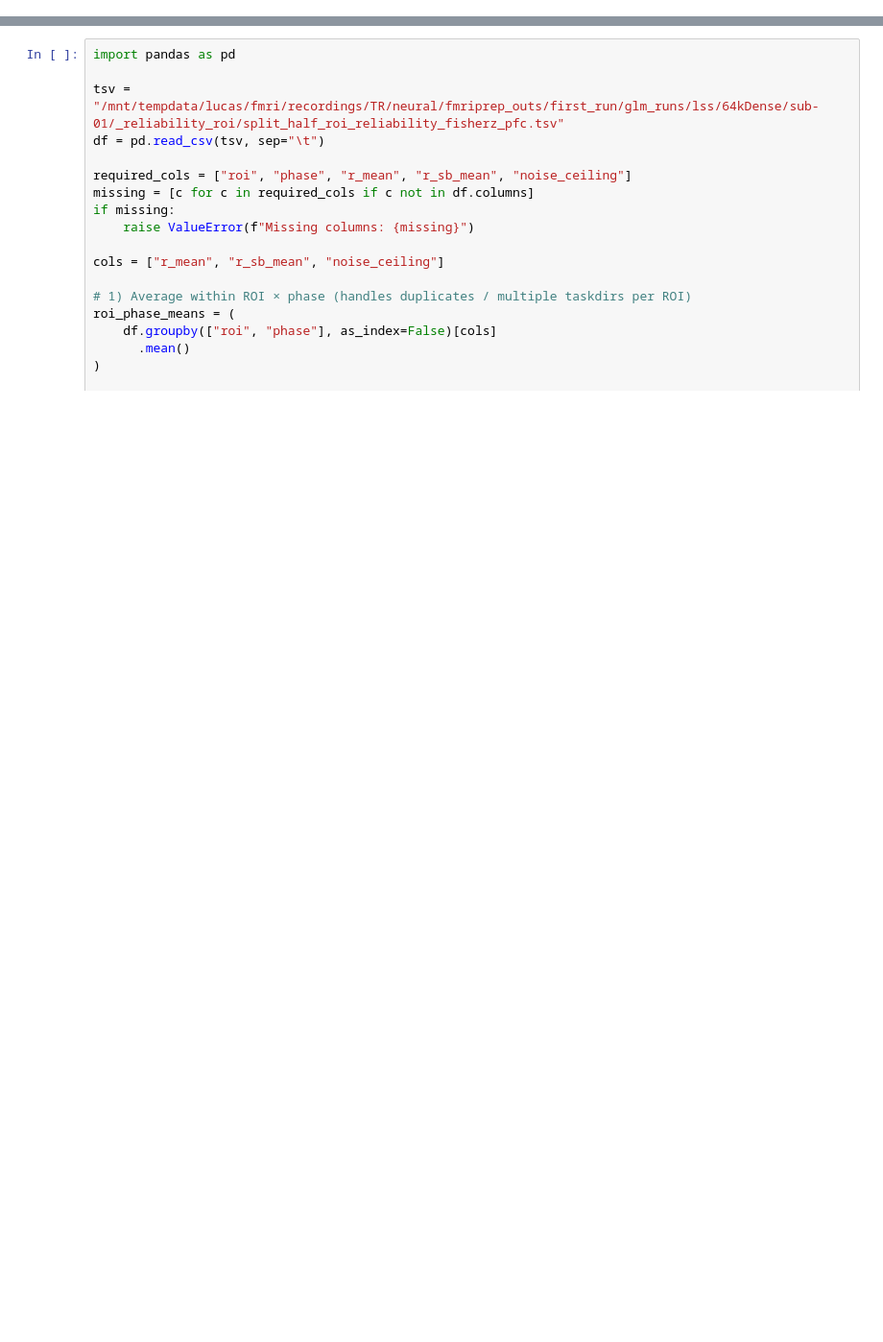
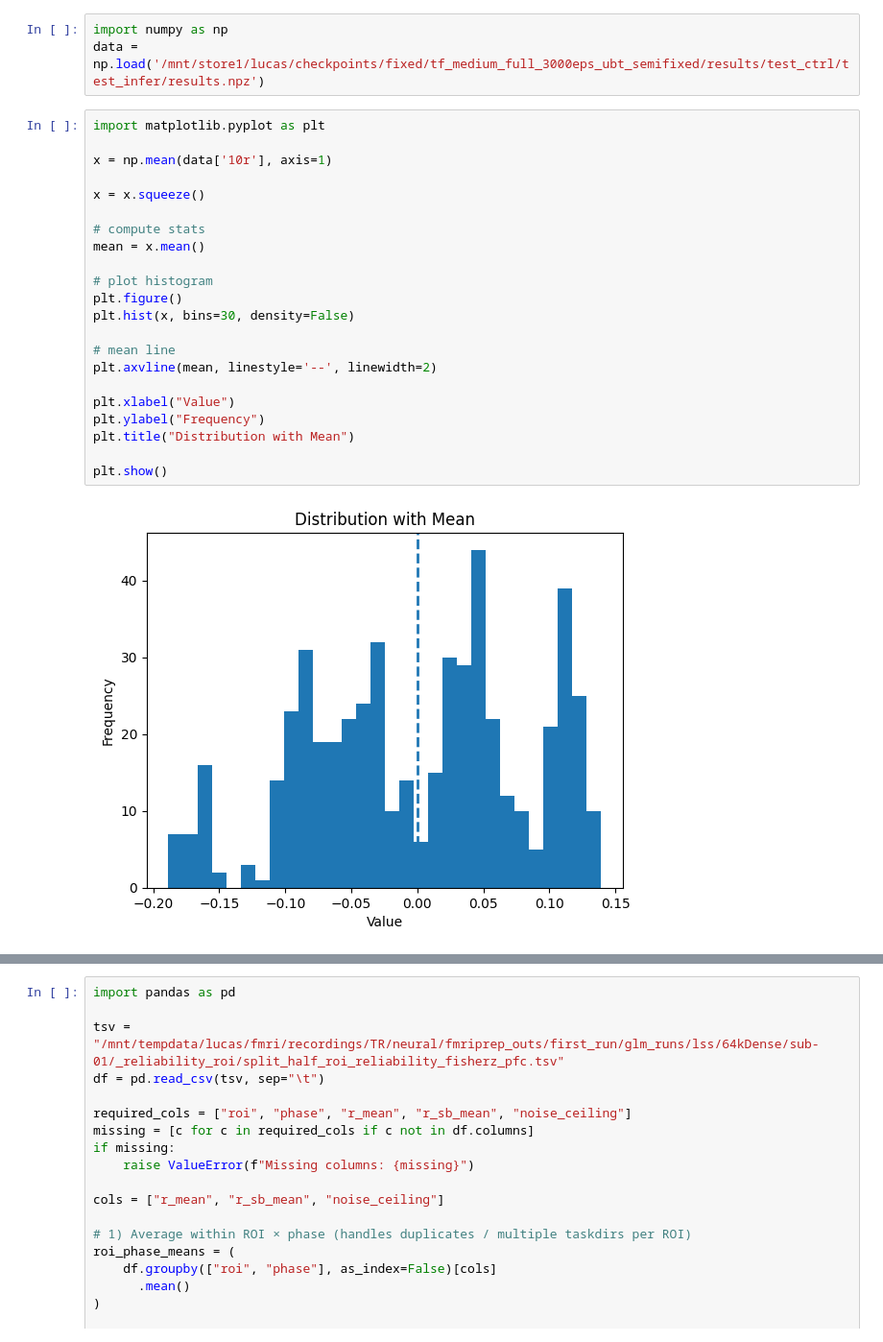
Before and after one commit to lucasmgomez/MULTFSCTRL, a Jupyter notebook: analysis/scripts/glm/misc/test.ipynb, the cells around one changed output, grey strips where cells are left out. Shown at 96% size. Cells and saved outputs as stored; diff of their text form; blank space fills up the shorter version.

```diff
--- a/analysis/scripts/glm/misc/test.ipynb
+++ b/analysis/scripts/glm/misc/test.ipynb
@@ -1,3 +1,30 @@
+# %%
+import numpy as np
+data = np.load('/mnt/store1/lucas/checkpoints/fixed/tf_medium_full_3000eps_ubt_semifixed/results/test_ctrl/test_infer/results.npz')
+# %%
+import matplotlib.pyplot as plt
+
+x = np.mean(data['10r'], axis=1)
+
+x = x.squeeze()
+
+# compute stats
+mean = x.mean()
+
+# plot histogram
+plt.figure()
+plt.hist(x, bins=30, density=False)
+
+# mean line
+plt.axvline(mean, linestyle='--', linewidth=2)
+
+plt.xlabel("Value")
+plt.ylabel("Frequency")
+plt.title("Distribution with Mean")
+
+plt.show()
+# %% [output]
+[figure, added]
 # %%
 import os
 import numpy as np
```
Also changed, not shown: parts of 1 cell of this notebook, 9 other files.
